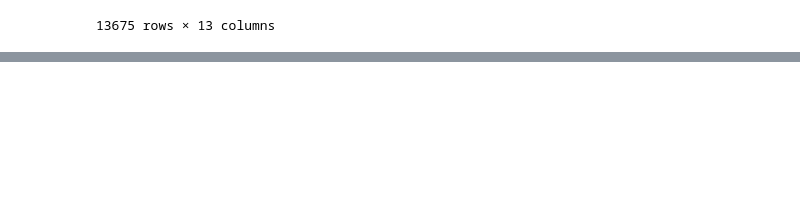
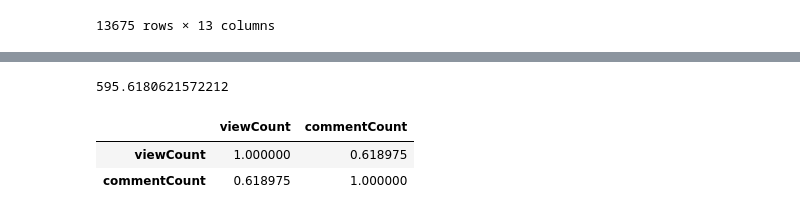
Before and after one commit to Shab00/redPillYoutube, a Jupyter notebook: 3.cleaningData.ipynb, the cells around one changed output, grey strips where cells are left out. Drawn from its saved outputs; the diff is of its cells as text; code cells hidden in the pictures; blank space fills up the shorter version.

```diff
--- a/3.cleaningData.ipynb
+++ b/3.cleaningData.ipynb
@@ -23,0 +165,2 @@ video_df
+# %%
+video_df['duration_seconds'] = video_df['duration'].apply(lambda x: parse_duration(x).total_seconds())
@@ -23,0 +181,17 @@ video_df
+# %%
+video_df['view_per_like'] = video_df['viewCount'] / video_df['likeCount']
+video_df['comment_duration_interaction'] = video_df['commentCount'] * video_df['duration_seconds']
+video_df['view_per_like'] = video_df['view_per_like'].fillna(0)
+video_df['popularity_score'] = video_df['viewCount'] + video_df['likeCount'] * 10 + video_df['commentCount'] * 20
+# %%
+video_df['title_sentiment'] = video_df['title'].apply(lambda x: TextBlob(x).sentiment.polarity)
+# %%
+video_df['commentCount'].mean()
+# %% [output]
+595.6180621572212
+# %%
+video_df[['viewCount', 'commentCount']].corr()
+# %% [output]
+|  | viewCount | commentCount |
+| viewCount | 1.000000 | 0.618975 |
+| commentCount | 0.618975 | 1.000000 |
```
Also changed, not shown: parts of 17 cells of this notebook, 3 other files.
